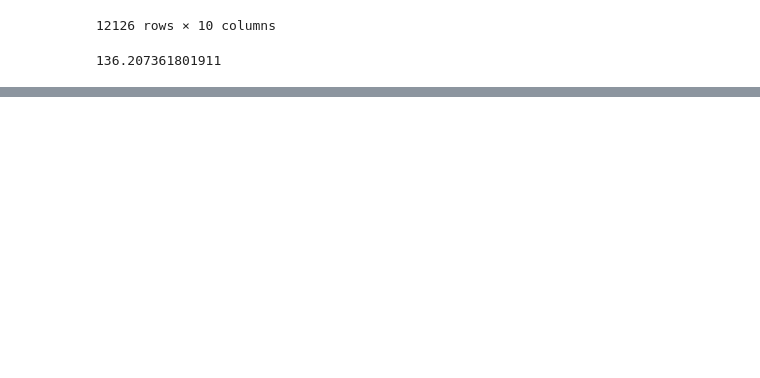
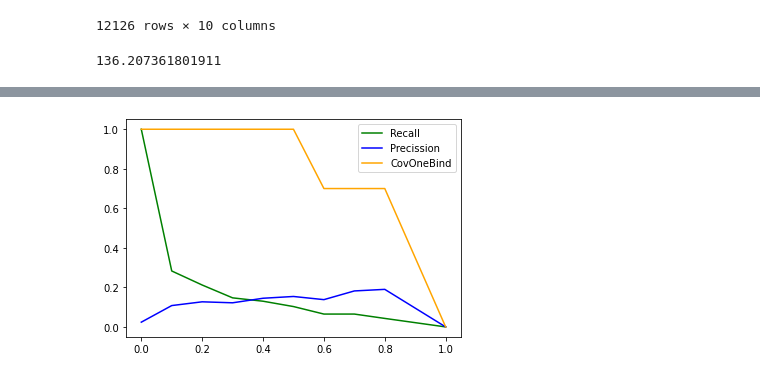
Before and after one commit to gtsitsiridis/bind-af2-embed, a Jupyter notebook: notebooks/train_notebook.ipynb, the cells around one changed output, grey strips where cells are left out. Cells and saved outputs as stored; diff of their text form; code cells hidden in the pictures; blank space fills up the shorter version.

```diff
--- a/notebooks/train_notebook.ipynb
+++ b/notebooks/train_notebook.ipynb
@@ -55,0 +49,23 @@ array(['metal', 'nuclear', 'small', 'binding'], dtype=object)
+# %%
+import numpy as np
+from ml.common import Performance
+import matplotlib.pyplot as plt
+
+cutoffs = df.cutoff.unique()
+rec = []
+prec = []
+covonebind = []
+for cutoff in cutoffs:
+    performance = Performance.df_to_performance(df[df.cutoff==cutoff])
+    rec.append(performance['rec_total'])
+    prec.append(performance['prec_total'])
+    covonebind.append(performance['covonebind_total'])
+
+fig, ax = plt.subplots()
+ax.plot(cutoffs, rec,color='green', label='Recall')
+ax.plot(cutoffs, prec,color='blue', label='Precission')
+ax.plot(cutoffs, covonebind,color='orange', label = "CovOneBind")
+ax.legend()
+fig.show()
+# %% [output]
+[figure, added]
```
Also changed, not shown: parts of 8 cells of this notebook, 15 other files.
